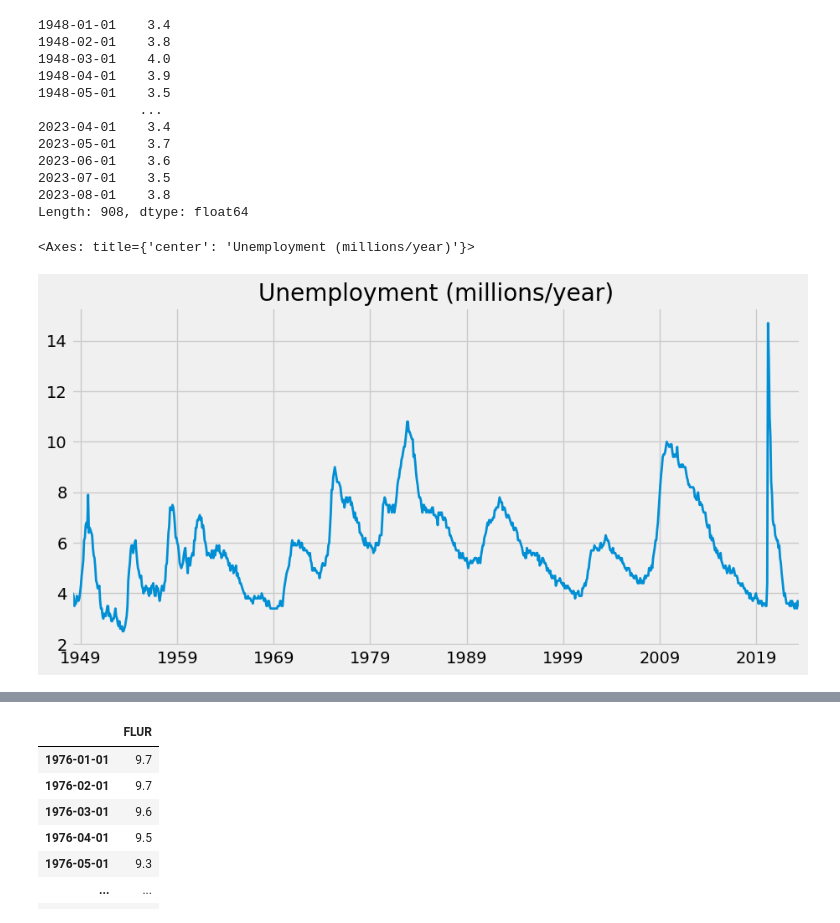
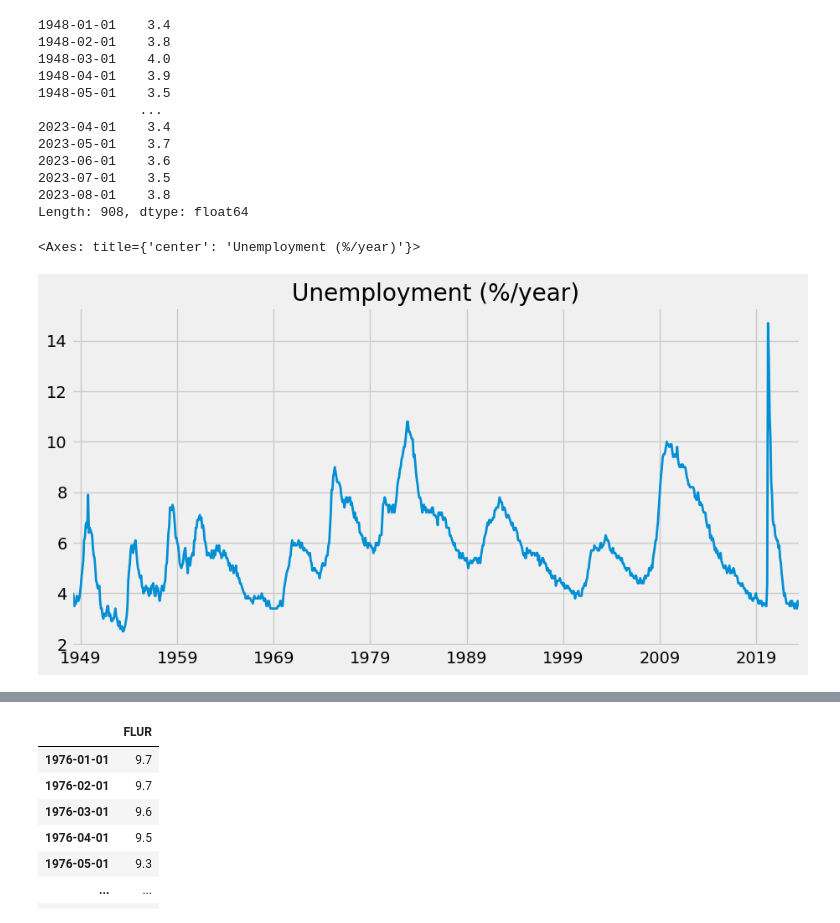
Before and after one commit to MardisTech/Pandas_FRED, a Jupyter notebook: Untitled-1.ipynb, the cells around one changed output, grey strips where cells are left out. Cells and saved outputs as stored; diff of their text form; code cells hidden in the pictures.

```diff
--- a/Untitled-1.ipynb
+++ b/Untitled-1.ipynb
@@ -75,10 +75,10 @@ unrate
 2023-08-01    3.8
 Length: 908, dtype: float64
 # %%
-unrate.plot(figsize=(10, 5), title='Unemployment (millions/year)', lw=2,)
+unrate.plot(figsize=(10, 5), title='Unemployment (%/year)', lw=2,)
 # %% [output]
-<Axes: title={'center': 'Unemployment (millions/year)'}>
+<Axes: title={'center': 'Unemployment (%/year)'}>
-[figure, old version]
+[figure, new version]
 # %%
 #looking thru fred for unemployment rates by state updated monthly
 fred.search('unemployment rate state', filter=('frequency', 'Monthly'))
```
Also changed, not shown: parts of 3 cells of this notebook.
